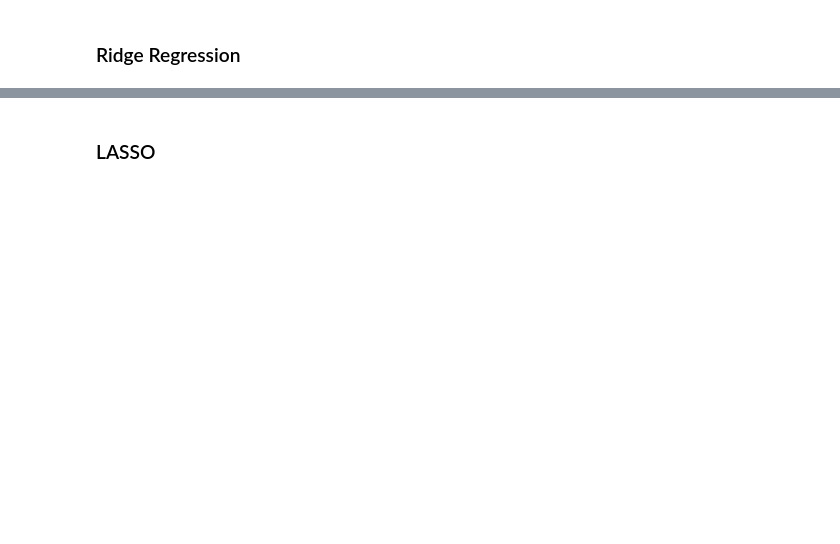
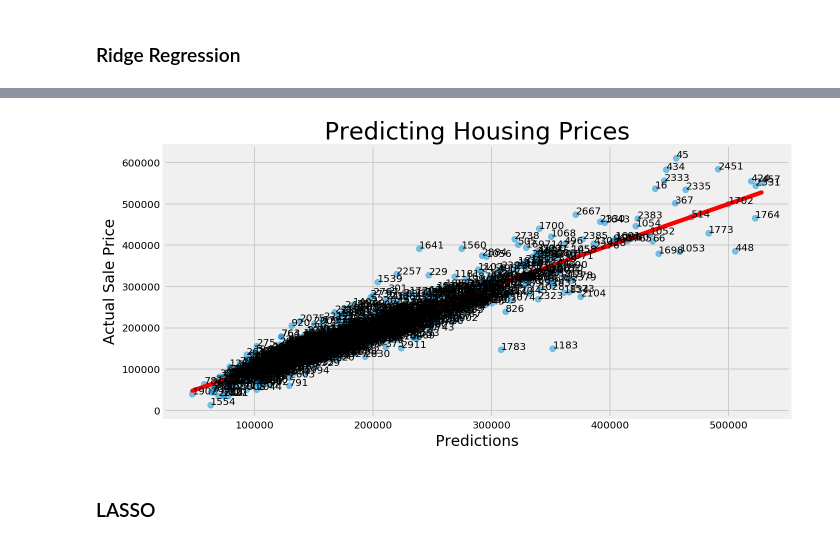
Before and after one commit to LexLau/Estimating_Housing_Sale_Prices_in_Ames, a Jupyter notebook: Ames Testing.ipynb, the cells around one changed output, grey strips where cells are left out. Cells and saved outputs as stored; diff of their text form; code cells hidden in the pictures; blank space fills up the shorter version.

```diff
--- a/Ames Testing.ipynb
+++ b/Ames Testing.ipynb
@@ -457,6 +555,33 @@ Z_test = sc.transform(X_test)
 # %%
 y_train_log = np.log(y_train)
 y_test_log = np.log(y_test)
+# %%
+# plot predictions function
+def plot_predictions(predictions):
+
+    # plotting training data for Y hat vs actual Y to find outliers
+    plt.figure(figsize=(10,5))
+
+    # Generate a scatterplot of carat versus price.
+    plt.scatter(predictions,
+                y_train,
+                alpha = 0.5)
+
+    plt.xlabel('Predictions', fontsize = 15)
+    plt.ylabel('Actual Sale Price', fontsize = 15)
+    plt.title("Predicting Housing Prices", fontsize = 24)
+
+    # attempting to annot each value
+    training = 0
+    for i, txt in y_train.iteritems():
+        plt.annotate(i, (predictions[training], y_train[i]))
+        training += 1
+
+    # plot the regression line
+    plt.plot(predictions,
+             predictions,
+             color = 'red');
+    return
 # %% [markdown]
 ### Linear Regression
 # %%
@@ -539,3 +664,7 @@ preds_ridge_test = np.exp(y_hat_ridge_test)
+# %%
+plot_predictions(preds_ridge_train)
+# %% [output]
+[figure, added]
 # %% [markdown]
 ### LASSO
 # %%
```
Also changed, not shown: parts of 52 cells of this notebook.
